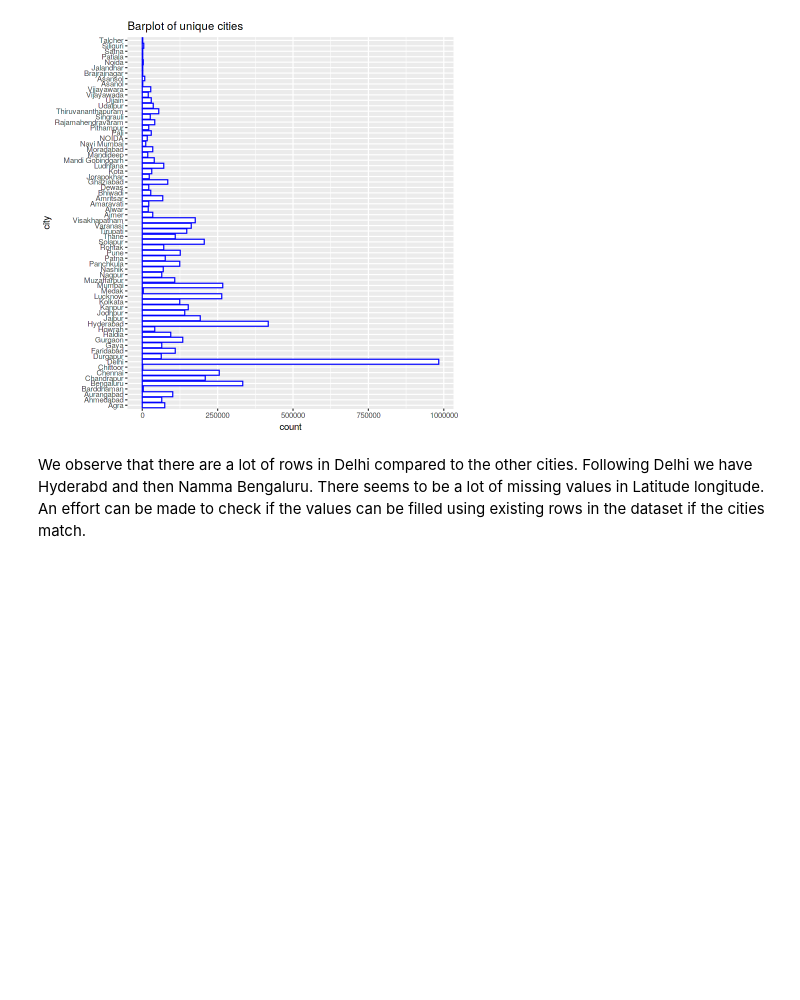
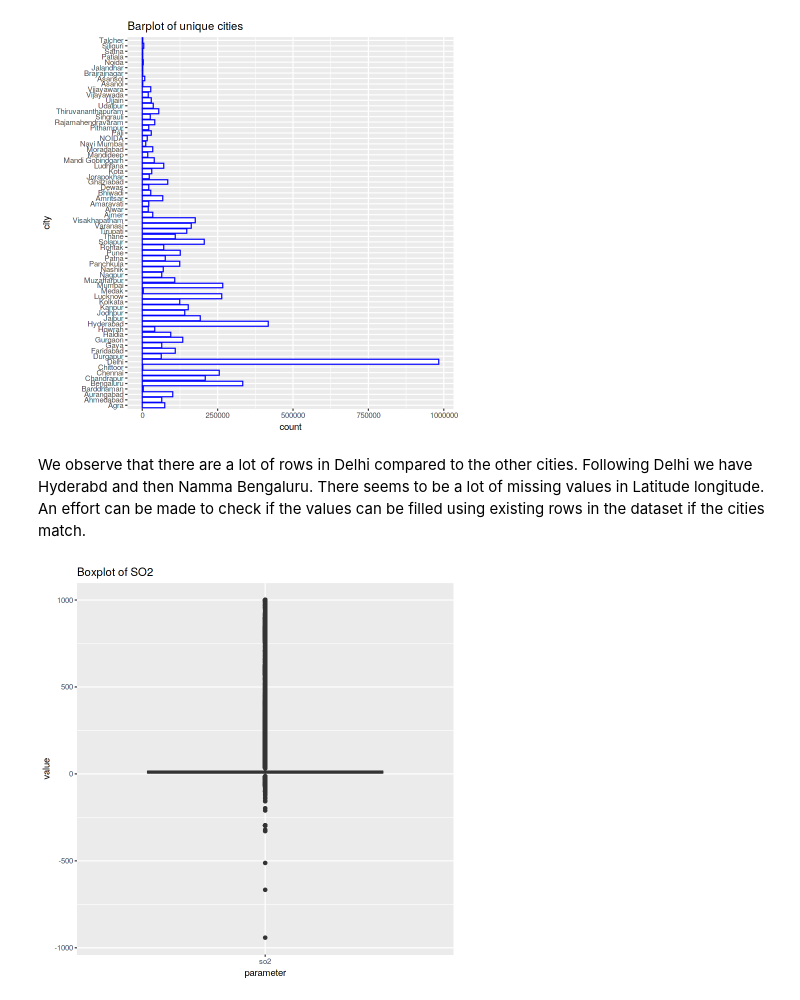
Before and after one commit to BhavyaCharan/WeRAnalysers, a Jupyter notebook: Stocktaking.ipynb, the cells around one changed output. Drawn from its saved outputs; the diff is of its cells as text; code cells hidden in the pictures; blank space fills up the shorter version.

```diff
--- a/Stocktaking.ipynb
+++ b/Stocktaking.ipynb
@@ -101,3 +101,31 @@ We observe that there are a lot of rows in Delhi compared to the other cities.
 Following Delhi we have Hyderabd and then Namma Bengaluru.
 There seems to be a lot of missing values in Latitude longitude.
 An effort can be made to check if the values can be filled using existing rows in the dataset if the cities match.
+# %%
+library(ggplot2)
+
+#Converting to date type
+df$utc=as.Date(df$utc)
+#Plotting a boxplot for the various pollutant concetrations
+so2<-df[df$parameter=="so2",]
+no2<-df[df$parameter=="no2",]
+co<-df[df$parameter=="co",]
+pm10<-df[df$parameter=="pm10",]
+pm25<-df[df$parameter=="pm25",]
+o3<-df[df$parameter=="o3",]
+bp_so2 <- ggplot(so2, aes(x=parameter,y=value)) +
+  geom_boxplot()+labs(title="Boxplot of SO2")
+bp_no2 <- ggplot(no2, aes(x=parameter,y=value)) +
+  geom_boxplot()+labs(title="Boxplot of NO2")
+bp_co <- ggplot(co, aes(x=parameter,y=value)) +
+  geom_boxplot()+labs(title="Boxplot of CO")
+bp_pm10 <- ggplot(pm10, aes(x=parameter,y=value)) +
+  geom_boxplot()+labs(title="Boxplot of PM10")
+bp_pm25 <- ggplot(pm25, aes(x=parameter,y=value)) +
+  geom_boxplot()+labs(title="Boxplot of PM2.5")
+bp_o3 <- ggplot(o3, aes(x=parameter,y=value)) +
+  geom_boxplot()+labs(title="Boxplot of PM2.5")
+# %%
+bp_so2
+# %% [output]
+[figure, added]
```
Also changed, not shown: parts of 14 cells of this notebook.
